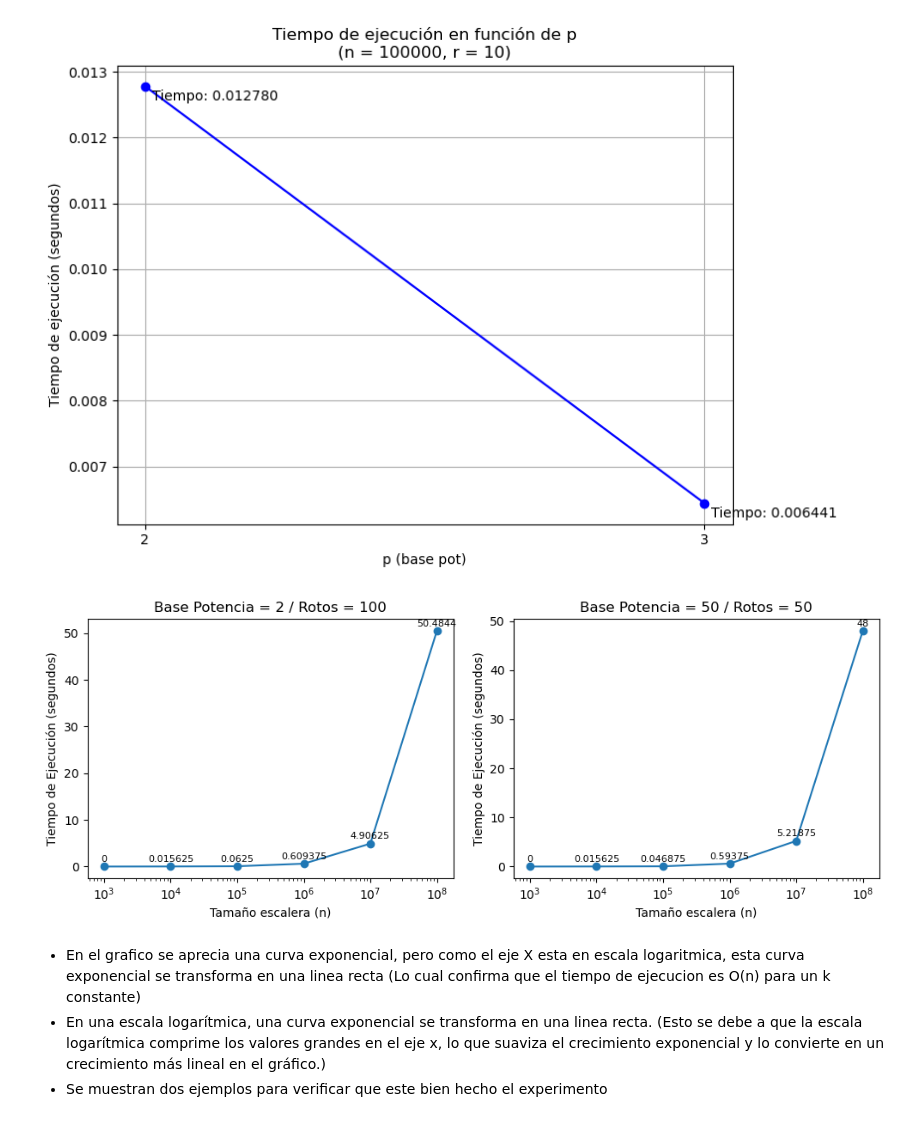
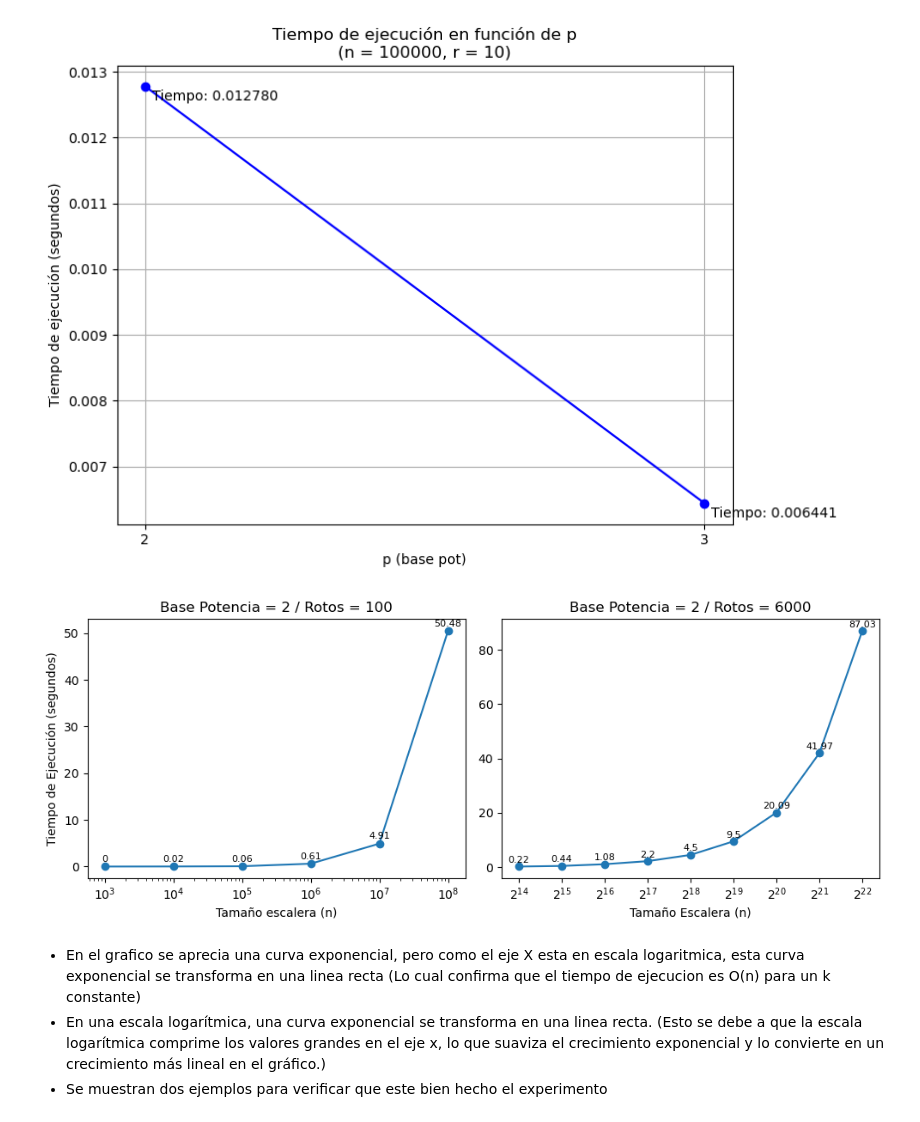
Before and after one commit to PipeCordova/Tarea_INFO145_2023_I, a Jupyter notebook: Subiendo la Escalera/Graficos/grafico_PD.ipynb, the cells around one changed output. Drawn from its saved outputs; the diff is of its cells as text; code cells hidden in the pictures.

```diff
--- a/Subiendo la Escalera/Graficos/grafico_PD.ipynb
+++ b/Subiendo la Escalera/Graficos/grafico_PD.ipynb
@@ -34,37 +34,48 @@ plt.show()
 [figure]
 # %%
 import matplotlib.pyplot as plt
+import numpy as np
 
 n1 = [1000, 10000, 100000, 1000000, 10000000, 100000000]
 tiempo1 = [0, 0.015625, 0.0625, 0.609375, 4.90625, 50.4844]
 
 fig, axs = plt.subplots(1, 2, figsize=(10, 4))  # Crear figura con 1 fila y 2 columnas
 
 # Gráfico 1
 axs[0].plot(n1, tiempo1, marker='o')
 axs[0].set_xscale('log')    # Establecer escala logarítmica en el eje x
 axs[0].set_xlabel('Tamaño escalera (n)')
 axs[0].set_ylabel('Tiempo de Ejecución (segundos)')
 axs[0].set_title('Base Potencia = 2 / Rotos = 100')
 for i in range(len(n1)):
-    axs[0].text(n1[i], tiempo1[i]+0.6, str(tiempo1[i]), ha='center', va='bottom', fontsize=8)
+    axs[0].text(n1[i], tiempo1[i]+0.6, str(round(tiempo1[i],2)), ha='center', va='bottom', fontsize=8)
 
 n2 = [1000, 10000, 100000, 1000000, 10000000, 100000000]
 tiempo2 = [0, 0.015625, 0.046875, 0.59375, 5.21875, 48]
 
 # Gráfico 2
-axs[1].plot(n2, tiempo2, marker='o')
-axs[1].set_xscale('log')    # Establecer escala logarítmica en el eje x
-axs[1].set_xlabel('Tamaño escalera (n)')
-axs[1].set_ylabel('Tiempo de Ejecución (segundos)')
-axs[1].set_title('Base Potencia = 50 / Rotos = 50')
-for i in range(len(n2)):
-    axs[1].text(n2[i], tiempo2[i]+0.6, str(tiempo2[i]), ha='center', va='bottom', fontsize=8)
+n = [16384, 32768, 65536, 131072, 262144, 524288, 1048576, 2097152, 4194304]
+tiempo = [0.21875, 0.4375, 1.07812, 2.20312, 4.5, 9.5, 20.0938, 41.9688, 87.0312]
+
+axs[1].plot(n, tiempo, marker='o')  # Graficar los datos
+axs[1].set_xscale('log', base=2)  # Establecer escala logarítmica en el eje x
+axs[1].set_xlabel('Tamaño Escalera (n)')  # Etiqueta del eje x
+axs[1].set_title('Base Potencia = 2 / Rotos = 6000')  # Título del gráfico
+for i in range(len(n)):
+    axs[1].text(n[i], tiempo[i]+0.8, str(round(tiempo[i],2)), ha='center', va='bottom', fontsize=8)
+
+def power_of_2_labels(x, pos):
+    power = int(np.log2(x))
+    return r'$2^{{{}}}$'.format(power)
+
+ticks = [2**i for i in range(int(np.log2(min(n))), int(np.log2(max(n))) + 1)]
+labels = [power_of_2_labels(t, i) for i, t in enumerate(ticks)]
+axs[1].set_xticks(ticks, labels)
 
 plt.tight_layout()  # Ajustar el espaciado entre subtramas
 plt.show()
 # %% [output]
-[figure, old version]
+[figure, new version]
 # %% [markdown]
 - En el grafico se aprecia una curva exponencial, pero como el eje X esta en escala logaritmica, esta curva exponencial se transforma en una linea recta (Lo cual confirma que el tiempo de ejecucion es O(n) para un k constante)
 - En una escala logarítmica, una curva exponencial se transforma en una linea recta. (Esto se debe a que la escala logarítmica comprime los valores grandes en el eje x, lo que suaviza el crecimiento exponencial y lo convierte en un crecimiento más lineal en el gráfico.)
```
Also changed, not shown: parts of 1 cell of this notebook, 1 other file.
